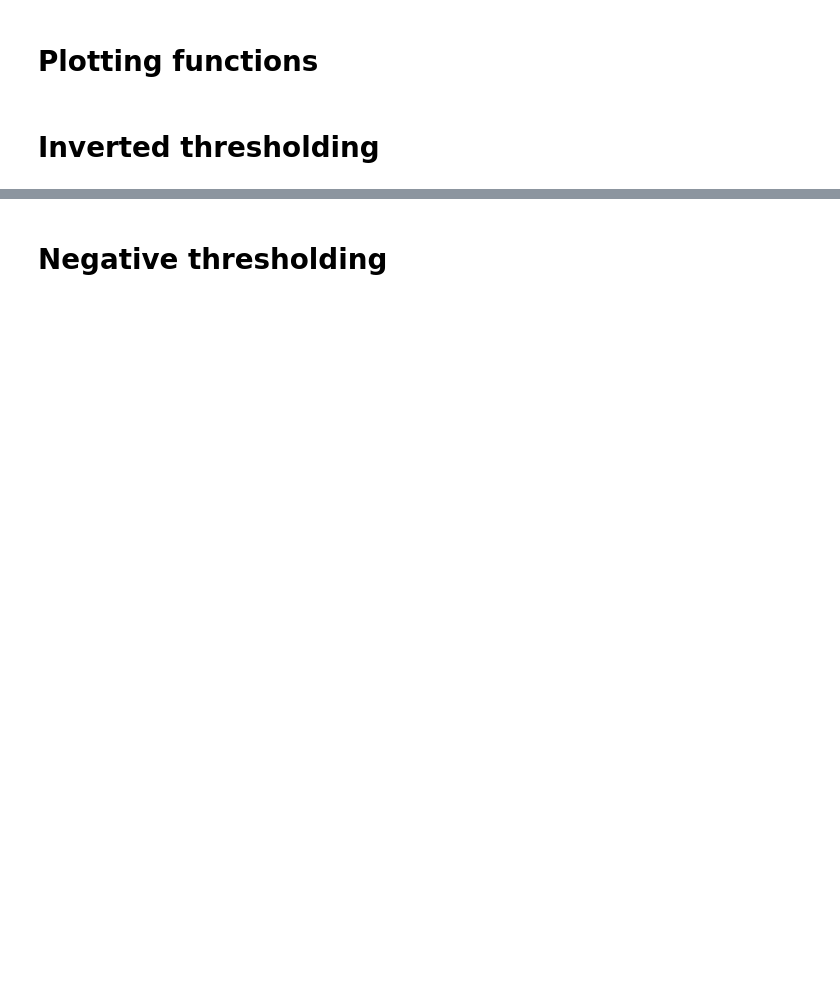
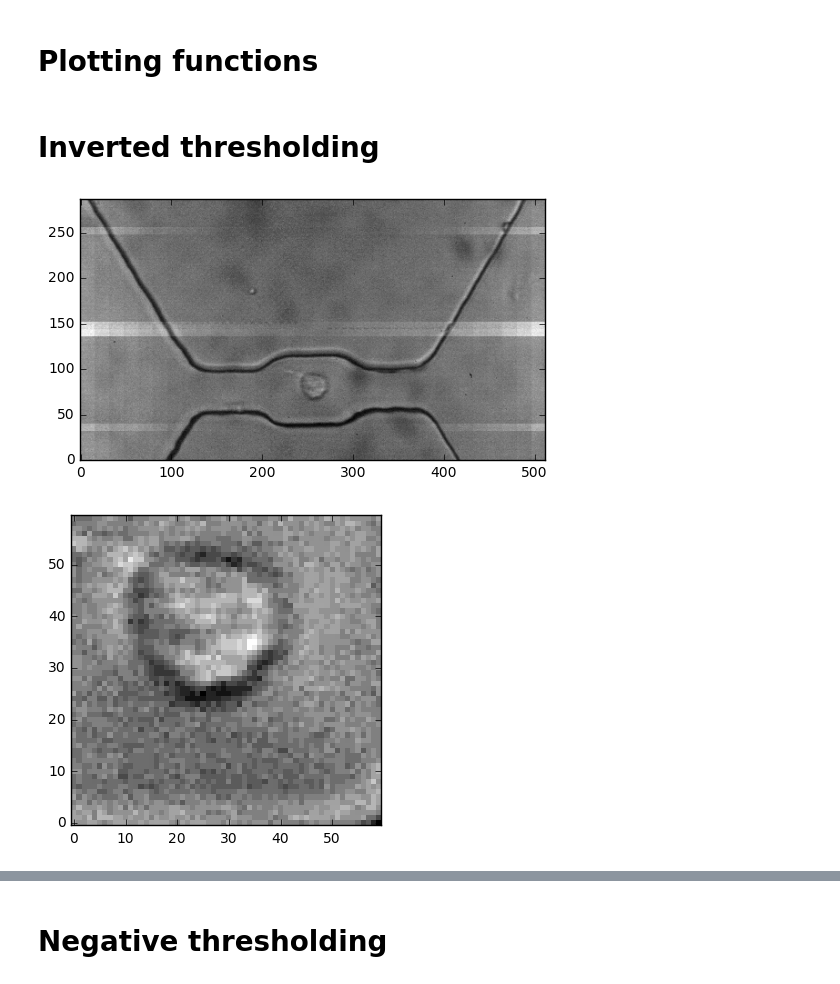
Before and after one commit to codycombs/cell_deformation, a Jupyter notebook: ellipse_fitting_tutorial.ipynb, the cells around one changed output, grey strips where cells are left out. Drawn from its saved outputs; the diff is of its cells as text; code cells hidden in the pictures; blank space fills up the shorter version.

```diff
--- a/ellipse_fitting_tutorial.ipynb
+++ b/ellipse_fitting_tutorial.ipynb
@@ -120,5 +112,22 @@ def plot_all(processed_frame, frame):
     plt.show()
 # %% [markdown]
 # Inverted thresholding
+# %%
+oi_event = oi_events[3]
+detection = oi_event._detections[53]
+raw_frame = oi_vid.get_frame(detection._tf)
+
+plt.imshow(raw_frame, cmap = 'gray', origin = 'lower')
+plt.show()
+
+x0 = detection._px- 30
+x1 = detection._px + 30
+y0 = detection._py - 30
+y1 = detection._py + 30
+plt.imshow(raw_frame[y0:y1, x0:x1], cmap = 'gray', origin = 'lower', interpolation = 'none')
+plt.show()
+# %% [output]
+[figure, added]
+[figure, added]
 # %%
 # Crop raw frame
```
Also changed, not shown: parts of 7 cells of this notebook.
